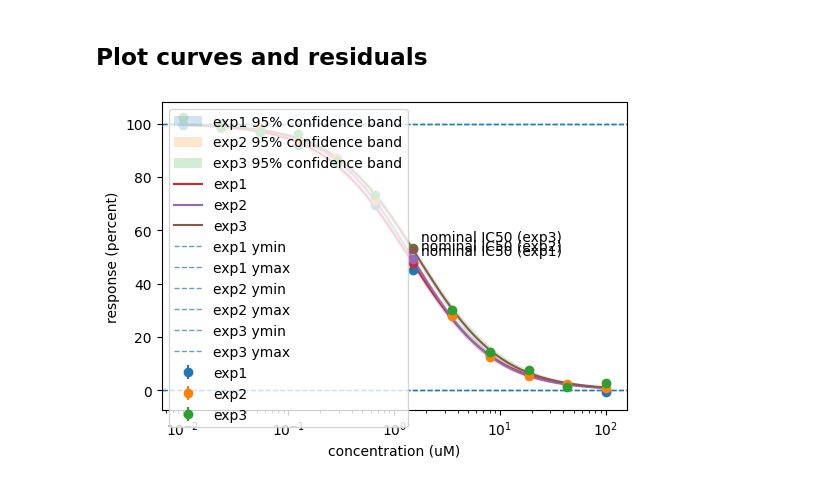
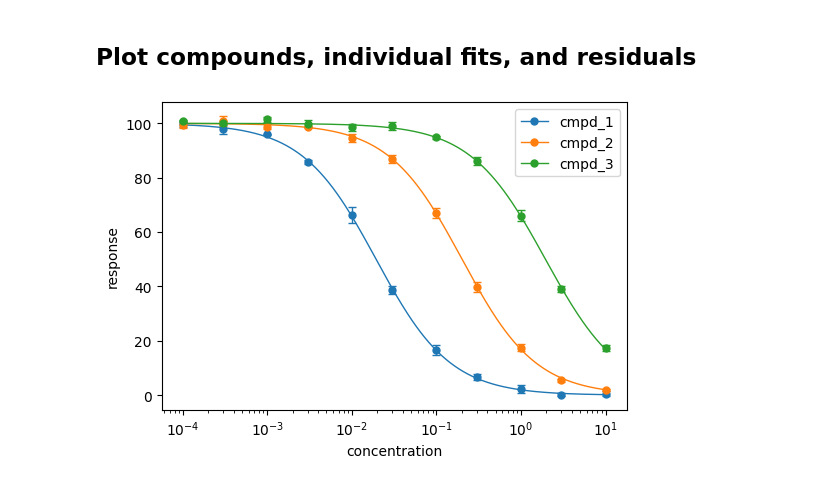
Before and after one commit to choutkaj/bindcurve, a Jupyter notebook: tutorials/00_basics.ipynb, the cells around one changed output. Drawn from its saved outputs; the diff is of its cells as text; code cells hidden in the pictures.

```diff
--- a/tutorials/00_basics.ipynb
+++ b/tutorials/00_basics.ipynb
@@ -43,0 +18,7 @@ raw.head()
+# %%
+data = bc.DoseResponseData.from_csv(
+    "tutorial_data/synthetic/competitive_binding_wide.csv",
+    format="wide",
+)
+
+data
@@ -48,10 +44,8 @@ By default, bindcurve fits one curve per independent experiment and pools techni
 # %%
-data = bc.DoseResponseData.from_dataframe(raw, concentration_unit='uM', response_unit='percent')
-
 results = bc.fit(
     data,
     model='ic50',
-    fixed={'ymin': 0.0, 'ymax': 100.0},
+    fixed={'ymin': 0.0, 'ymax': 100.0}
 )
 
 results.fits_to_dataframe()
@@ -72,16 +79,14 @@ results.summary_to_dataframe()
 # %% [markdown]
-## Plot curves and residuals
+## Plot compounds, individual fits, and residuals
 # %%
 fig, ax = plt.subplots(figsize=(6, 4))
-bc.plot_curves(
+bc.plot_compounds(
     data,
     results,
+    compounds=None,
     ax=ax,
-    confidence_band=True,
-    show_asymptotes=True,
-    curve_points=[(1.5, 'nominal IC50')],
 )
 ax.legend()
 plt.show()
 # %% [output]
-[figure, old version]
+[figure, new version]
```
Also changed, not shown: parts of 13 cells of this notebook, 44 other files.
